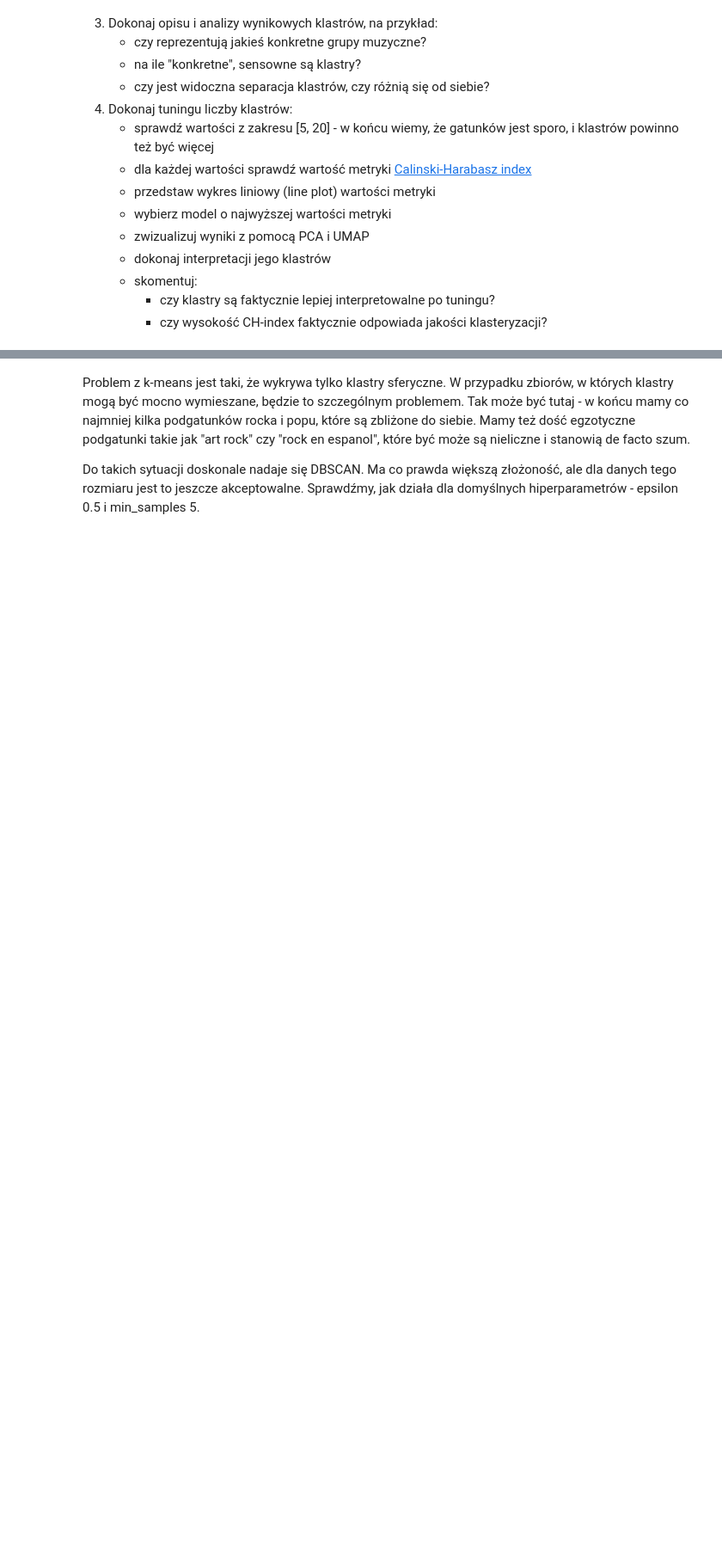
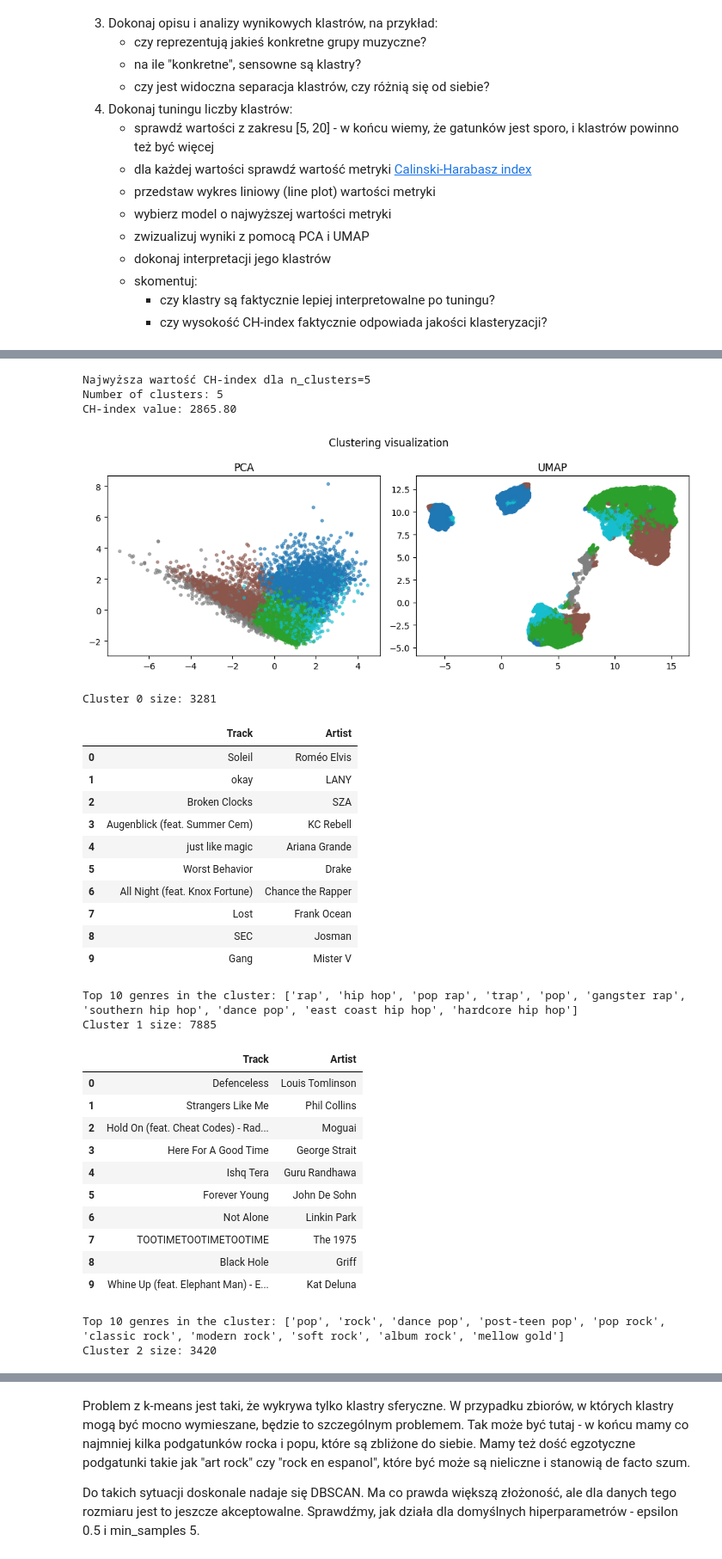
Before and after one commit to Jeremylaby/podstawy-uczenia-maszynowego-24-25, a Jupyter notebook: lab7/notebook.ipynb, the cells around one changed output, grey strips where cells are left out. Shown at 86% size. Cells and saved outputs as stored; diff of their text form; code cells hidden in the pictures; blank space fills up the shorter version.

```diff
--- a/lab7/notebook.ipynb
+++ b/lab7/notebook.ipynb
@@ -488,0 +565,42 @@ Wygląda na to, że najpopularniejsze są pop i rock, a najbardziej "typowe" pio
+# %%
+best_n_clusters = num_clusters_range[np.argmax(calinski_scores)]
+print(f"Najwyższa wartość CH-index dla n_clusters={best_n_clusters}")
+
+best_kmeans = KMeans(n_clusters=best_n_clusters, n_init="auto", random_state=0)
+best_kmeans.fit(X)
+
+# Analiza najlepszego modelu
+kmeans_analyzer = KMeansAnalyzer(df_songs_info, clustering_visualizer)
+kmeans_analyzer.analyze_clustering(X, best_kmeans)
+# %% [output]
+Najwyższa wartość CH-index dla n_clusters=5
+Number of clusters: 5
+CH-index value: 2865.80
+[figure, added]
+Cluster 0 size: 3281
+|  | Track | Artist |
+| 0 | Soleil | Roméo Elvis |
+| 1 | okay | LANY |
+| 2 | Broken Clocks | SZA |
+| 3 | Augenblick (feat. Summer Cem) | KC Rebell |
+| 4 | just like magic | Ariana Grande |
+| 5 | Worst Behavior | Drake |
+| 6 | All Night (feat. Knox Fortune) | Chance the Rapper |
+| 7 | Lost | Frank Ocean |
+| 8 | SEC | Josman |
+| 9 | Gang | Mister V |
+Top 10 genres in the cluster: ['rap', 'hip hop', 'pop rap', 'trap', 'pop', 'gangster rap', 'southern hip hop', 'dance pop', 'east coast hip hop', 'hardcore hip hop']
+Cluster 1 size: 7885
+|  | Track | Artist |
+| 0 | Defenceless | Louis Tomlinson |
+| 1 | Strangers Like Me | Phil Collins |
+| 2 | Hold On (feat. Cheat Codes) - Rad... | Moguai |
+| 3 | Here For A Good Time | George Strait |
+| 4 | Ishq Tera | Guru Randhawa |
+| 5 | Forever Young | John De Sohn |
+| 6 | Not Alone | Linkin Park |
+| 7 | TOOTIMETOOTIMETOOTIME | The 1975 |
+| 8 | Black Hole | Griff |
+| 9 | Whine Up (feat. Elephant Man) - E... | Kat Deluna |
+Top 10 genres in the cluster: ['pop', 'rock', 'dance pop', 'post-teen pop', 'pop rock', 'classic rock', 'modern rock', 'soft rock', 'album rock', 'mellow gold']
+Cluster 2 size: 3420
```
Also changed, not shown: parts of 22 cells of this notebook, 1 other file.
